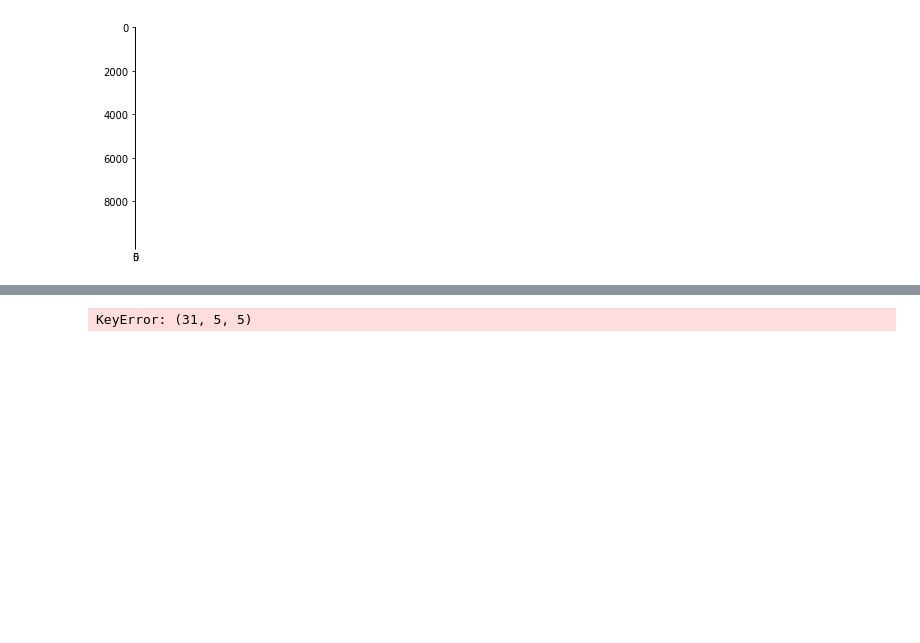
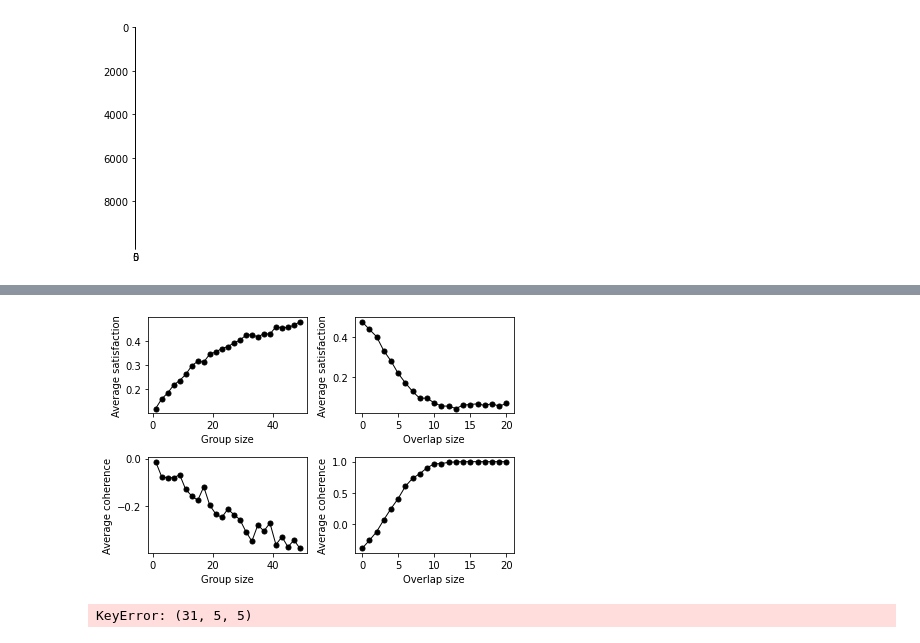
Before and after one commit to nwlandry/governance, a Jupyter notebook: test.ipynb, the cells around one changed output, grey strips where cells are left out. Saved outputs shown, nothing was run; the diff lists cells and outputs as text; code cells hidden in the pictures; blank space fills up the shorter version.

Commit message:
Updated experiments
with new satisfiability function (weighted)

```diff
--- a/test.ipynb
+++ b/test.ipynb
@@ -145,8 +150,8 @@ for i in range(len(group_sizes)):
     for j in range(num_samples):
         if j%100==0:
             print(i/len(group_sizes), j/num_samples)
-        #opinions = create_random_opinions(num_people, num_decisions)
-        opinions = create_polarized_opinions(num_people, num_decisions,[1,-1,-1,-1,-1,1],0.33,0.6)
+        opinions = create_random_opinions(num_people, num_decisions)
+        #opinions = create_polarized_opinions(num_people, num_decisions,[1,-1,-1,-1,-1,1],0.33,0.6)
         #opinions = create_mixed_opinions(num_people, num_decisions,[0.6,-0.4,-0.4,-0.4,-0.4,0.6],0.0,0.6)
         #binary_votes = 2*(np.mean(opinions, axis=0)>0)-1
         votes = np.mean(opinions, axis=0)
@@ -178,9 +183,9 @@ for i in range(len(group_sizes)):
 # %%
 num_samples = 500
-overlap_sizes = np.arange(0, 20+1, 2, dtype=int)
+overlap_sizes = np.arange(0, 21, 1, dtype=int)
 satisfaction_overlap_size = np.zeros(len(overlap_sizes))
 satisfiability_overlap_size = np.zeros(len(overlap_sizes))
-group_size = max(overlap_sizes) + 1
+group_size = 50 #max(overlap_sizes) + 1
 
 H_overlap_sizes = dict()
 
@@ -189,8 +194,8 @@ for i in range(len(overlap_sizes)):
     for j in range(num_samples):
         if j%100==0:
             print(i/len(overlap_sizes), j/num_samples)
-        #opinions = create_random_opinions(num_people, num_decisions)
-        opinions = create_polarized_opinions(num_people, num_decisions,[1,-1,-1,-1,-1,1],0.33,0.6)
+        opinions = create_random_opinions(num_people, num_decisions)
+        #opinions = create_polarized_opinions(num_people, num_decisions,[1,-1,-1,-1,-1,1],0.33,0.6)
         #opinions = create_mixed_opinions(num_people, num_decisions,[0.6,-0.4,-0.4,-0.4,-0.4,0.6],0.0,0.6)
         #binary_votes = 2*(np.mean(opinions, axis=0)>0)-1
         votes = np.mean(opinions, axis=0)
@@ -230,24 +257,26 @@ plt.show()
 # %%
 plt.figure()
 plt.subplot(221)
 plt.plot(group_sizes, satisfaction_group_size,'ko-', linewidth=1, markersize=5)
 plt.ylabel("Average satisfaction")
 plt.xlabel("Group size")
 plt.subplot(222)
 plt.plot(overlap_sizes, satisfaction_overlap_size,'ko-', linewidth=1, markersize=5)
 plt.ylabel("Average satisfaction")
 plt.xlabel("Overlap size")
 plt.subplot(223)
-plt.plot(group_sizes, satisfiability_group_size,'ko-', linewidth=1, markersize=5)
+plt.plot(group_sizes, satisfiability_group_size/10,'ko-', linewidth=1, markersize=5)
 plt.ylabel("Average coherence")
 plt.xlabel("Group size")
 plt.subplot(224)
-plt.plot(overlap_sizes, satisfiability_overlap_size,'ko-', linewidth=1, markersize=5)
+plt.plot(overlap_sizes, satisfiability_overlap_size/10,'ko-', linewidth=1, markersize=5)
 plt.ylabel("Average coherence")
 plt.xlabel("Overlap size")
 plt.tight_layout()
 plt.savefig("complete.pdf")
 plt.show()
+# %% [output]
+[figure, added]
 # %%
 xgi.draw(H_overlap_sizes[(31, 5, 5)], xgi.pairwise_spring_layout(H_overlap_sizes[(31, 5, 5)]), node_size=5)
 # %% [output]
```
Also changed, not shown: parts of 9 cells of this notebook, 1 other file.
